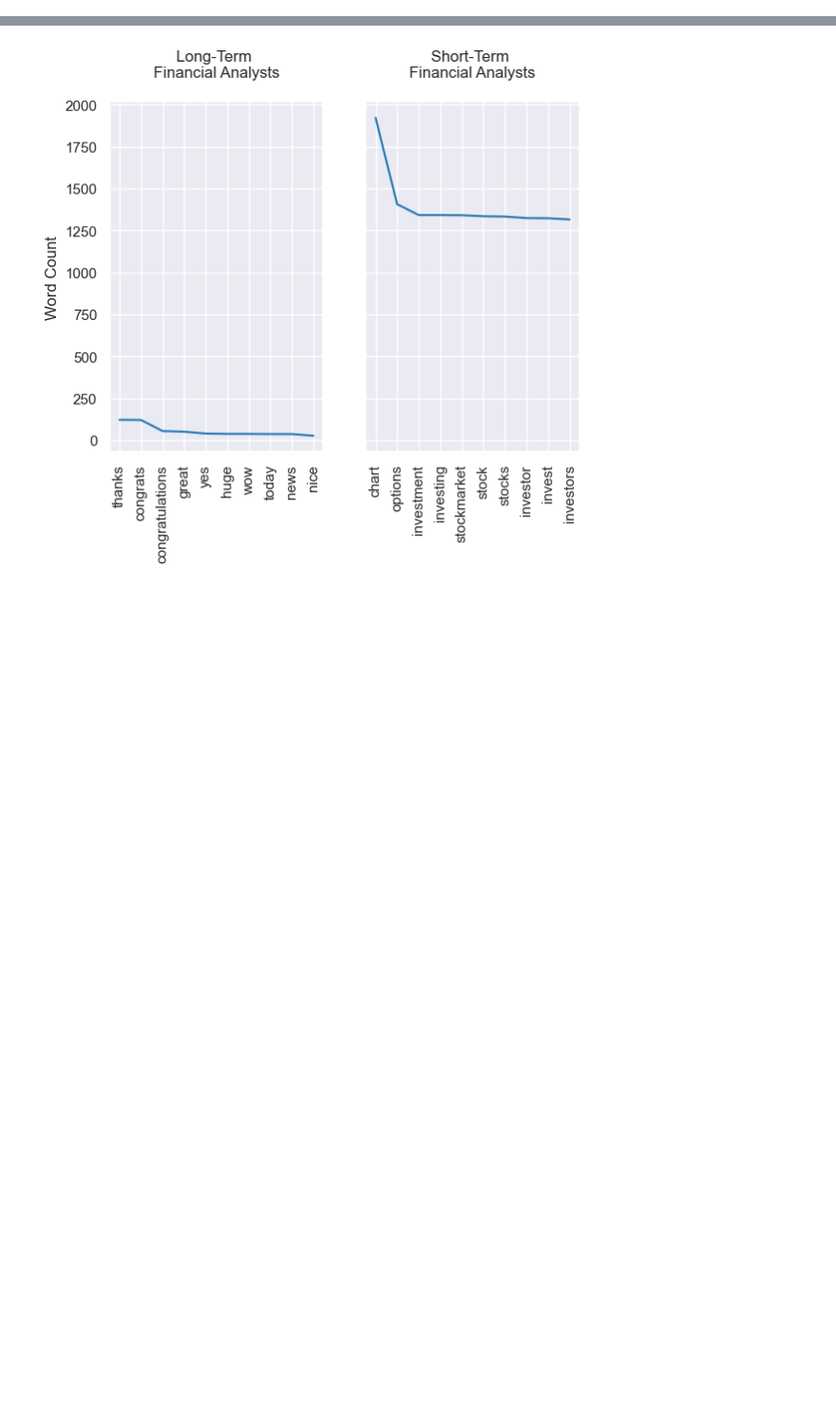
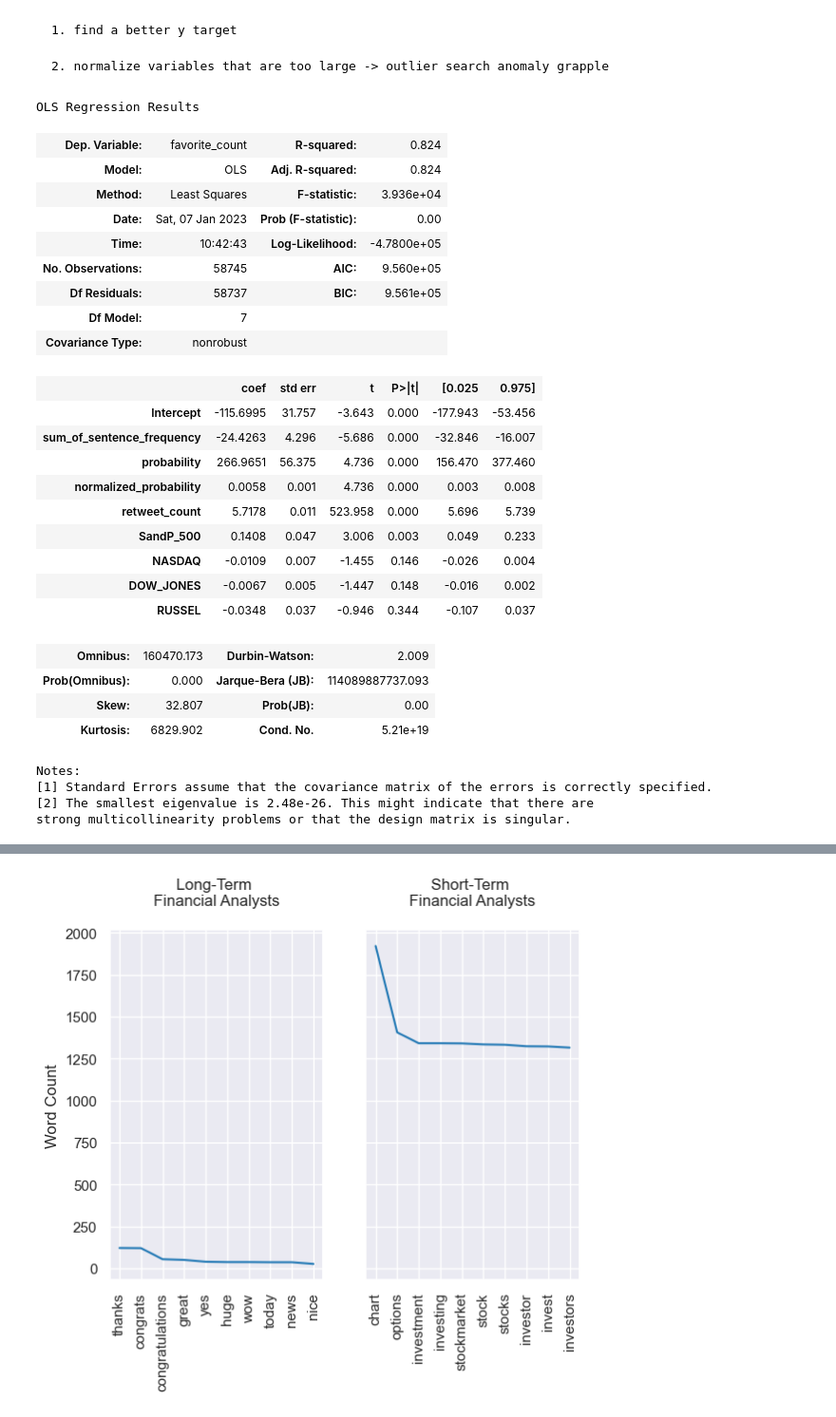
Before and after one commit to KeatonSpiller/Sentiment_Analysis, a Jupyter notebook: Stock_Market/scripts/TwitterBot.ipynb, the cells around one changed output, grey strips where cells are left out. Shown: that part at 95% size. Cells and saved outputs as stored; diff of their text form; code cells hidden in the pictures; blank space fills up the shorter version.

```diff
--- a/Stock_Market/scripts/TwitterBot.ipynb
+++ b/Stock_Market/scripts/TwitterBot.ipynb
@@ -353,5 +393,11 @@ df_all_prob.head(2)
 # %%
 # Merging the probabilities of words used from twitter and database of index funds
-df_index_merge = pd.merge(df_all_prob, index_funds_df, how='left', on='date')
-df_index_merge
+df_merge = pd.merge(df_all_prob, index_funds_df, how='inner', on='date')
+df_merge.drop(columns=['date','index'])
+df_merge = df_merge.loc[:, ['id','created_at','user','url','text','frequency',\
+                                        'sum_of_sentence_frequency','probability', 'normalized_probability',\
+                                        'favorite_count','retweet_count','SandP_500','NASDAQ',\
+                                        'DOW_JONES', 'RUSSEL',
+                                            ]]
+df_merge.head(2)
 # %% [output]
@@ -370,0 +423,44 @@ df_index_merge
+# %% [markdown]
+    1. find a better y target
+
+    2. normalize variables that are too large -> outlier search anomaly grapple
+# %%
+# Build a Linear Model
+# starting with a plaholder of retweet_count as starting y target
+X = df_merge.loc[:, 'sum_of_sentence_frequency':]
+X = X.drop(columns=['favorite_count']).astype(float)
+y = df_merge.loc[:, 'favorite_count'].astype(float)
+X_train, X_test, y_train, y_test = train_test_split(X, y, test_size=0.20, random_state=0)
+train = pd.concat([X_train, y_train], join = 'outer', axis=1)
+lm = sm.ols(formula="favorite_count ~ sum_of_sentence_frequency + probability + normalized_probability + retweet_count + SandP_500 + NASDAQ + DOW_JONES + RUSSEL", data=train).fit()
+# print(result.params)
+lm.summary()
+# %% [output]
+OLS Regression Results
+| Dep. Variable: | favorite_count | R-squared: | 0.824 |
+| Model: | OLS | Adj. R-squared: | 0.824 |
+| Method: | Least Squares | F-statistic: | 3.936e+04 |
+| Date: | Sat, 07 Jan 2023 | Prob (F-statistic): | 0.00 |
+| Time: | 10:42:43 | Log-Likelihood: | -4.7800e+05 |
+| No. Observations: | 58745 | AIC: | 9.560e+05 |
+| Df Residuals: | 58737 | BIC: | 9.561e+05 |
+| Df Model: | 7 |  |  |
+| Covariance Type: | nonrobust |  |  |
+|  | coef | std err | t | P>|t| | [0.025 | 0.975] |
+| Intercept | -115.6995 | 31.757 | -3.643 | 0.000 | -177.943 | -53.456 |
+| sum_of_sentence_frequency | -24.4263 | 4.296 | -5.686 | 0.000 | -32.846 | -16.007 |
+| probability | 266.9651 | 56.375 | 4.736 | 0.000 | 156.470 | 377.460 |
+| normalized_probability | 0.0058 | 0.001 | 4.736 | 0.000 | 0.003 | 0.008 |
+| retweet_count | 5.7178 | 0.011 | 523.958 | 0.000 | 5.696 | 5.739 |
+| SandP_500 | 0.1408 | 0.047 | 3.006 | 0.003 | 0.049 | 0.233 |
+| NASDAQ | -0.0109 | 0.007 | -1.455 | 0.146 | -0.026 | 0.004 |
+| DOW_JONES | -0.0067 | 0.005 | -1.447 | 0.148 | -0.016 | 0.002 |
+| RUSSEL | -0.0348 | 0.037 | -0.946 | 0.344 | -0.107 | 0.037 |
+| Omnibus: | 160470.173 | Durbin-Watson: | 2.009 |
+| Prob(Omnibus): | 0.000 | Jarque-Bera (JB): | 114089887737.093 |
+| Skew: | 32.807 | Prob(JB): | 0.00 |
+| Kurtosis: | 6829.902 | Cond. No. | 5.21e+19 |
+Notes:
+[1] Standard Errors assume that the covariance matrix of the errors is correctly specified.
+[2] The smallest eigenvalue is 2.48e-26. This might indicate that there are
+strong multicollinearity problems or that the design matrix is singular.
```
Also changed, not shown: parts of 19 cells of this notebook, 36 other files.
